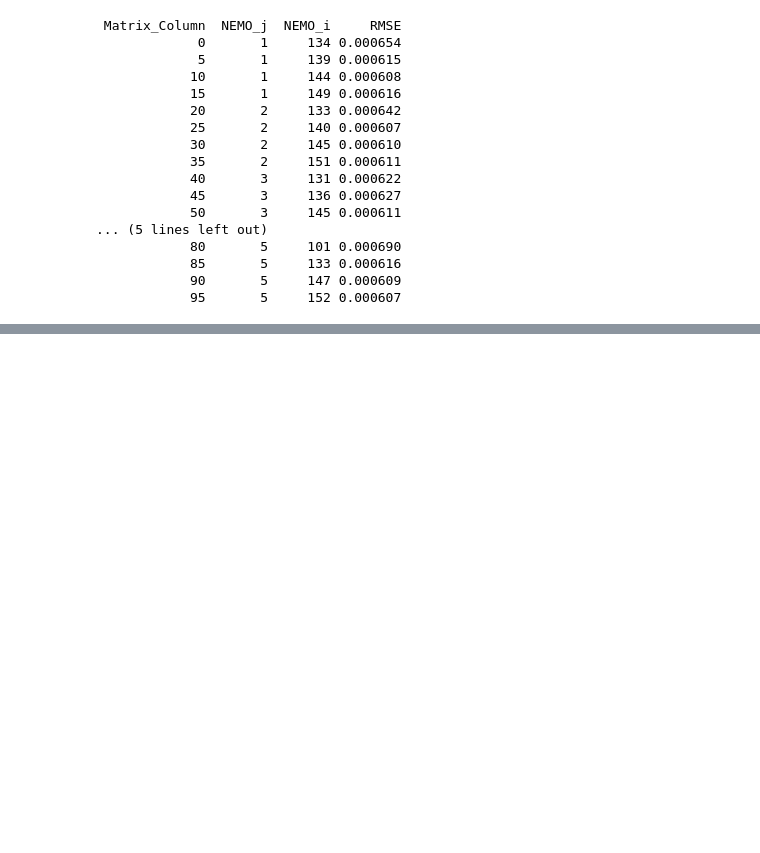
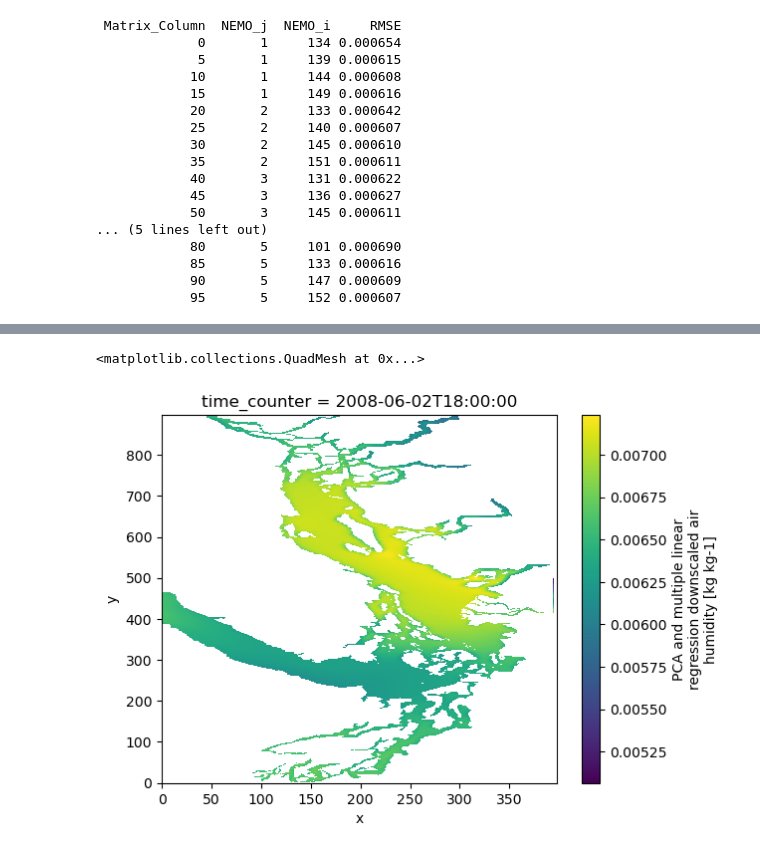
Before and after one commit to SalishSeaCast/analysis-dishika, a Jupyter notebook: notebooks/PCA_LR_All_Final/humidity.ipynb, the cells around one changed output, grey strips where cells are left out. Drawn from its saved outputs; the diff is of its cells as text; code cells hidden in the pictures; blank space fills up the shorter version.

```diff
--- a/notebooks/PCA_LR_All_Final/humidity.ipynb
+++ b/notebooks/PCA_LR_All_Final/humidity.ipynb
@@ -1372,0 +1504,5 @@ Maximum RMSE: 0.0009572234
+# %%
+ds_humidity_check["qair"].isel(time_counter=1222).plot()
+# %% [output]
+<matplotlib.collections.QuadMesh at 0x...>
+[figure, added]
```
Also changed, not shown: parts of 8 cells of this notebook, 10 other files.
